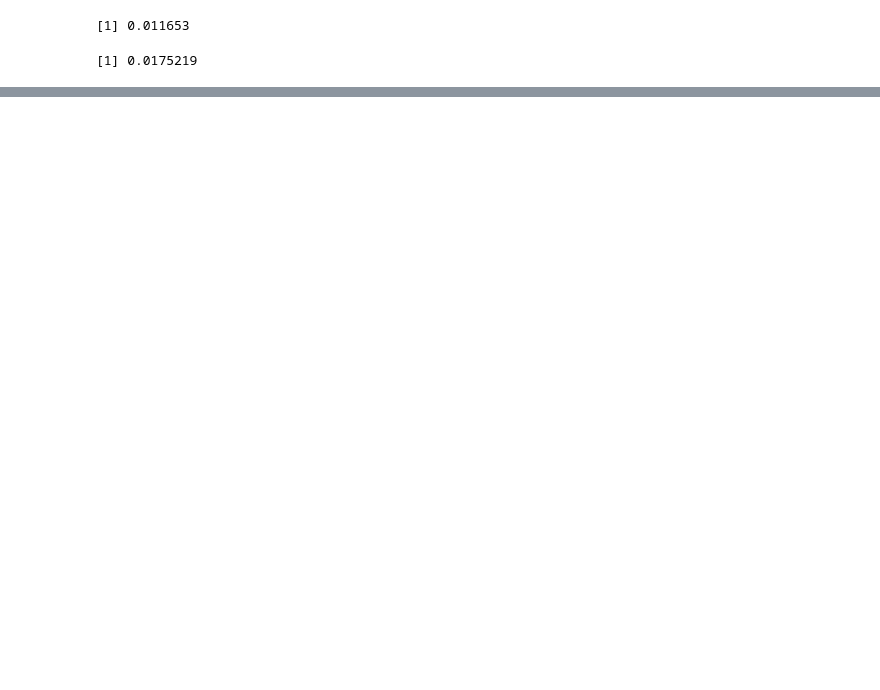
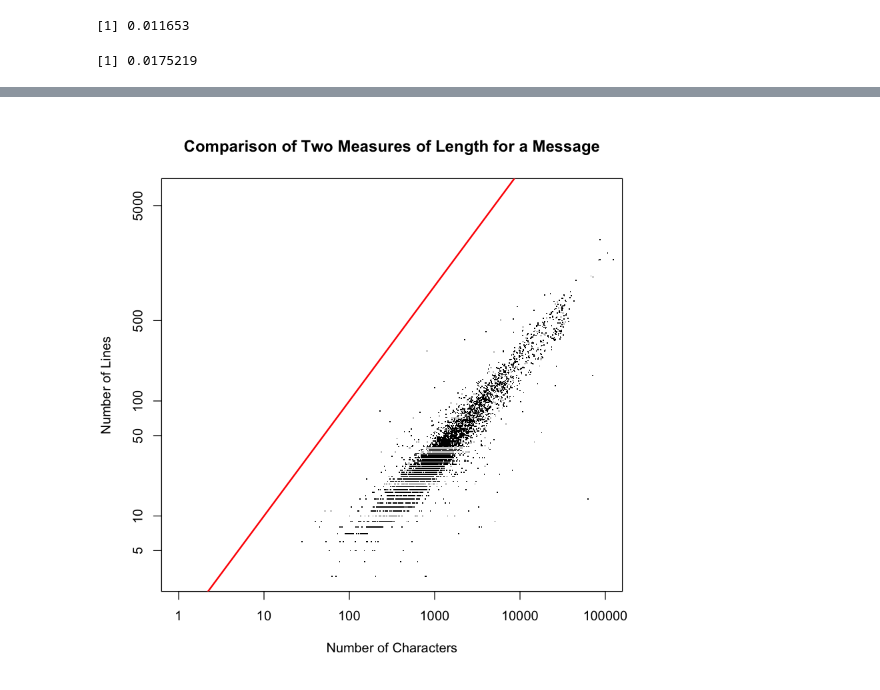
Before and after one commit to kjprice/smu-quantifying-the-world, a Jupyter notebook: CaseStudy3/Question20.ipynb, the cells around one changed output, grey strips where cells are left out. Drawn from its saved outputs; the diff is of its cells as text; code cells hidden in the pictures; blank space fills up the shorter version.

```diff
--- a/CaseStudy3/Question20.ipynb
+++ b/CaseStudy3/Question20.ipynb
@@ -523,0 +152,12 @@ typeIIErrorRate(-47, testLLR, testIsSpam)
+# %%
+# plot that shows the # of characters and lines in the body of the emails.
+# they are positively correlated
+
+plot(nL ~ nC, log = "xy", pch=".", xlim=c(1,100000), axes = FALSE,
+     xlab = "Number of Characters", ylab = "Number of Lines", main = 'Comparison of Two Measures of Length for a Message')
+box()
+axis(1, at = x.at, labels = formatC(x.at, digits = 0, format="d"))
+axis(2, at = y.at, labels = formatC(y.at, digits = 0, format="d"))
+abline(a=0, b=1, col="red", lwd = 2)
+# %% [output]
+[figure, added]
```
Also changed, not shown: parts of 54 cells of this notebook.
